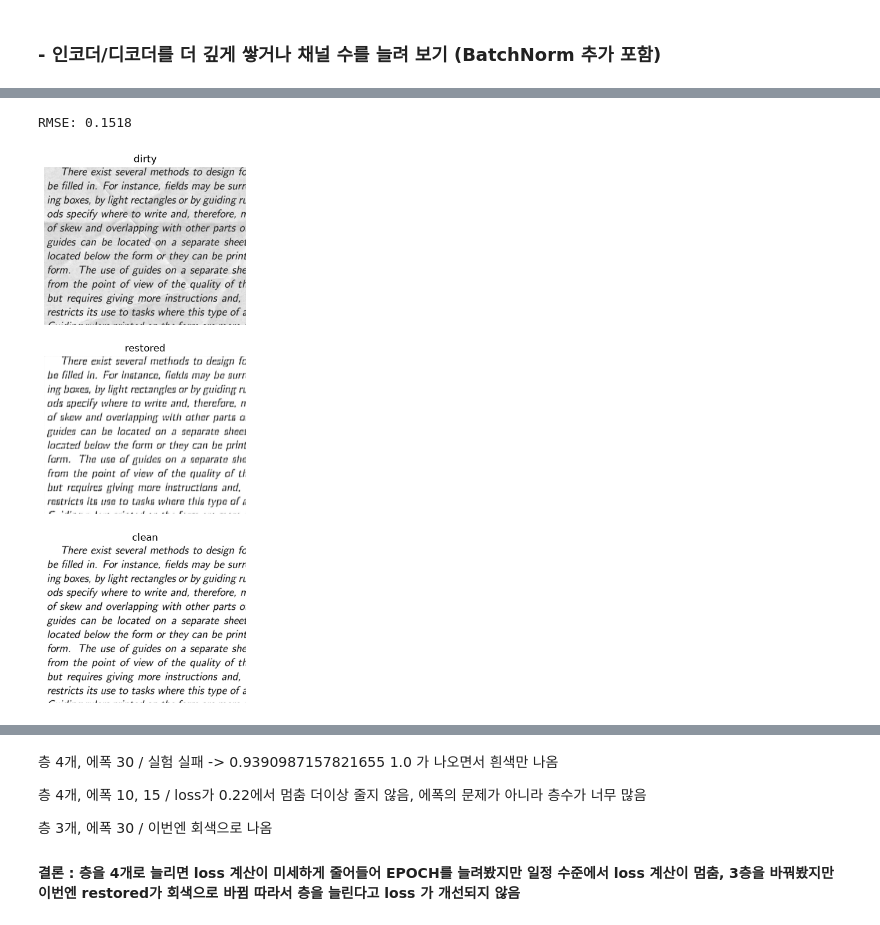
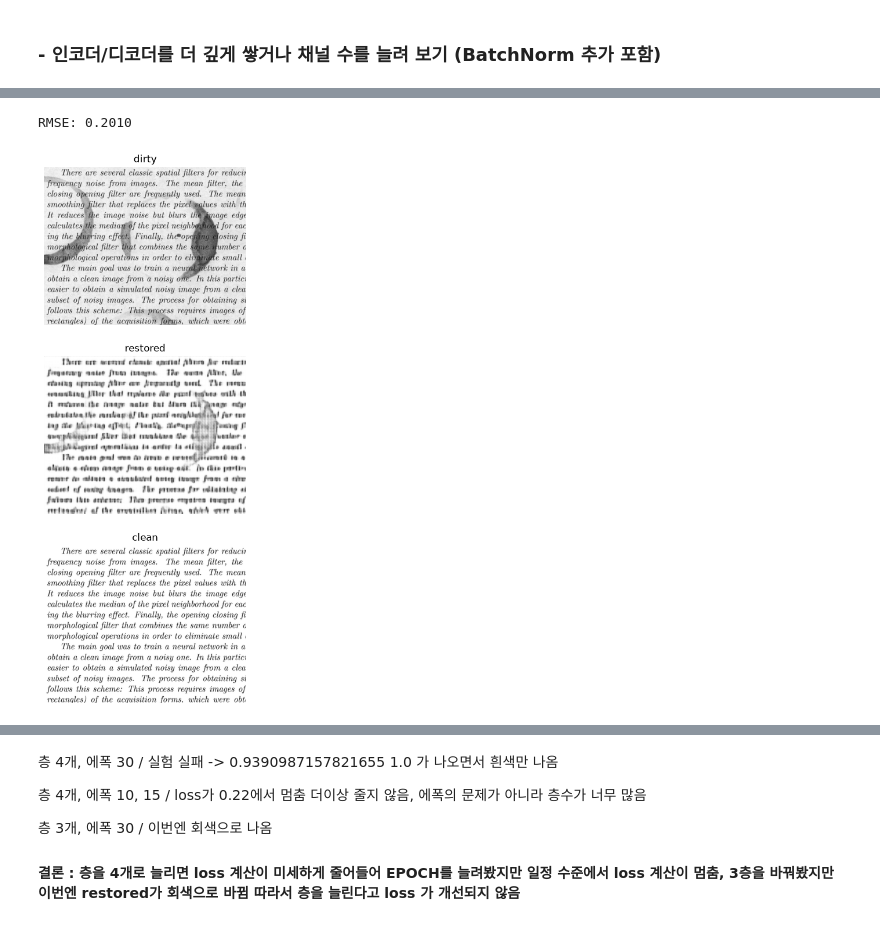
Before and after one commit to yy-0401/CodeIt_Mission_AE, a Jupyter notebook: 미션5_1팀_김이연.ipynb, the cells around one changed output, grey strips where cells are left out. Drawn from its saved outputs; the diff is of its cells as text; code cells hidden in the pictures.

```diff
--- a/미션5_1팀_김이연.ipynb
+++ b/미션5_1팀_김이연.ipynb
@@ -196,0 +227,13 @@ plt.show()
+# %%
+# 1-2 시각화 그대로 사용하기
+# 1. 변수명은 _1 추가
+# 2. train_dataset -> full_dataset으로 변경
+# 3. 출력해보고 이상하면 수정
+
+dirty_1, clean_1 = full_dataset[0]
+
+fig, axes = plt.subplots(1, 2, figsize=(8, 4))
+axes[0].imshow(dirty_1.squeeze(), cmap="gray"); axes[0].set_title("dirty_1")
+axes[1].imshow(clean_1.squeeze(), cmap="gray"); axes[1].set_title("clean_1")
+for ax in axes: ax.axis("off")
+plt.show()
@@ -196,0 +323,12 @@ plt.show()
+# %%
+# 학습을 시켜보자
+
+train_loader = DataLoader(
+    augmented_train_dataset,
+    batch_size=16, #기존에도 16이였으니깐 그대로 16사용하기
+    shuffle=True
+)
+dirty_batch, clean_batch = next(iter(train_loader))
+
+print("dirty 배치 모양:", dirty_batch.shape)
+print("clean 배치 모양:", clean_batch.shape)
@@ -248,7 +374,7 @@ criterion = nn.MSELoss()
 optimizer = torch.optim.Adam(model.parameters(), lr=1e-3)
 '''아담을 사용해서 계산'''
 
-EPOCHS = 30 # 전체 학습 몇번?
+EPOCHS = 50 # 전체 학습 몇번?
 for epoch in range(EPOCHS):
     model.train()
     epoch_loss = 0.0
@@ -287,7 +424,7 @@ def denoise_full_image(model, img_tensor, multiple=4):
 
 
 # 훈련 이미지 하나를 통째로 복원해 봅니다.
-name = train_dataset.files[0]
+name = full_dataset.files[0]
 dirty_full = TF.to_tensor(Image.open(TRAIN_DIR / name).convert("L"))
 clean_full = TF.to_tensor(Image.open(CLEAN_DIR / name).convert("L"))
 restored_full = denoise_full_image(model, dirty_full)
@@ -394,34 +533,34 @@ epoch  30 | loss 0.02703
 # %%
 # ConvDenoiser → ImprovedDenoiser : 모델 구조 이름 / model → improved_model : 실제 모델 변수 / optimizer → improved_optimizer : 개선 모델을 학습시키는 도구
 
 def denoise_full_image(improved_model, img_tensor, multiple=8):
     """크기가 4의 배수가 아니면 오른쪽/아래를 패딩한 뒤 복원하고, 원래 크기로 되돌립니다."""
     _, h, w = img_tensor.shape
     pad_h = (multiple - h % multiple) % multiple
     pad_w = (multiple - w % multiple) % multiple
     x = F.pad(img_tensor.unsqueeze(0), (0, pad_w, 0, pad_h), mode="reflect")
     improved_model.eval()
     with torch.no_grad():
         out = improved_model(x.to(device)).cpu()
     return out[0, :, :h, :w]
 
 
-# 훈련 이미지 하나를 통째로 복원해 봅니다.
-name = train_dataset.files[0]
+# 모의고사 해봅시다.
+name = full_dataset.files[val_dataset.indices[0]]
 dirty_full = TF.to_tensor(Image.open(TRAIN_DIR / name).convert("L"))
 clean_full = TF.to_tensor(Image.open(CLEAN_DIR / name).convert("L"))
 restored_full = denoise_full_image(improved_model, dirty_full)
 
 rmse = torch.sqrt(((restored_full - clean_full) ** 2).mean())
 print(f"RMSE: {rmse:.4f}")
 
 fig, axes = plt.subplots(3, 1, figsize=(10, 12))
 for ax, img, title in zip(axes, [dirty_full, restored_full, clean_full], ["dirty", "restored", "clean"]):
     ax.imshow(img.squeeze(), cmap="gray"); ax.set_title(title); ax.axis("off")
 plt.show()
 # %% [output]
-RMSE: 0.1518
+RMSE: 0.2010
-[figure, old version]
+[figure, new version]
 # %%
 print(restored_full.min().item(), restored_full.max().item())
 # %% [output]
```
Also changed, not shown: parts of 23 cells of this notebook.
